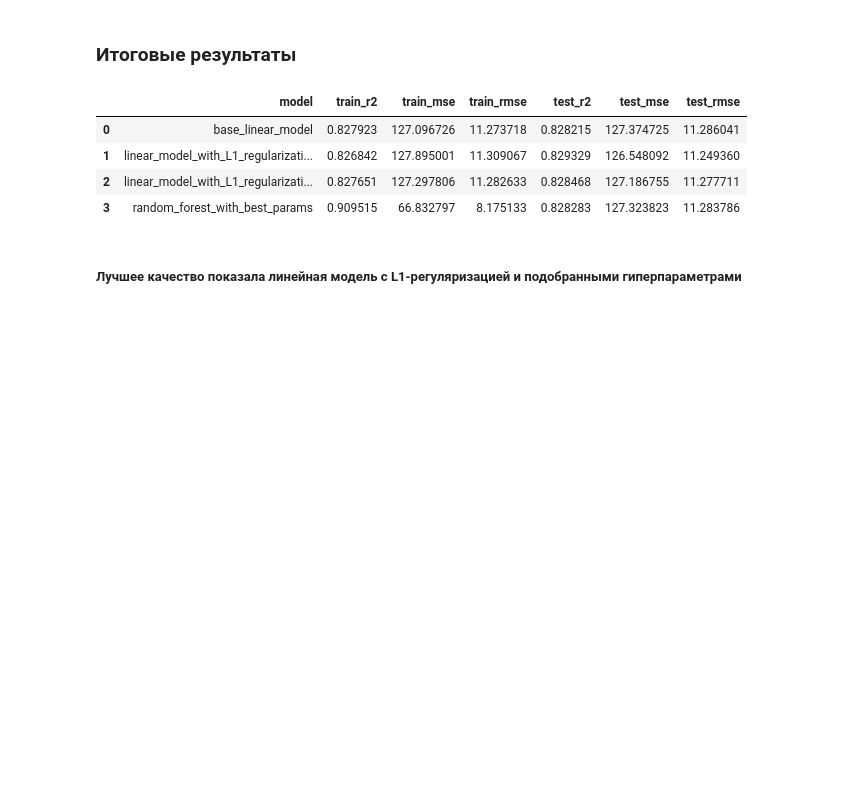
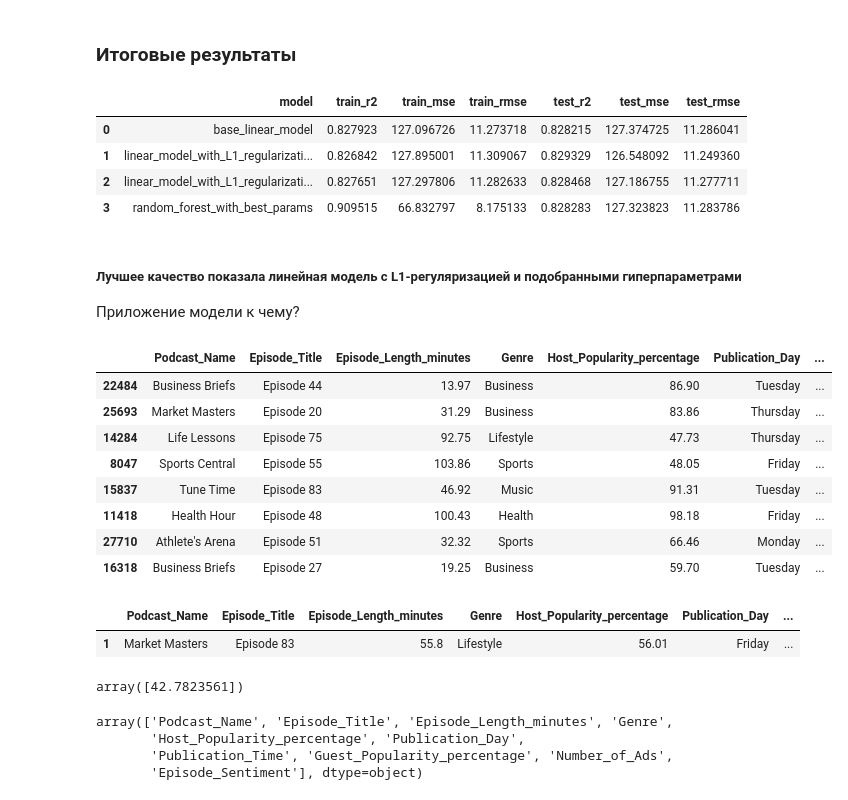
Before and after one commit to Poltava49/My_ML_practice, a Jupyter notebook: Linear_regression/choose_models.ipynb, the cells around one changed output. Saved outputs shown, nothing was run; the diff lists cells and outputs as text; code cells hidden in the pictures; blank space fills up the shorter version.

```diff
--- a/Linear_regression/choose_models.ipynb
+++ b/Linear_regression/choose_models.ipynb
@@ -323,3 +327,17 @@ df_results.head()
 | 3 | random_forest_with_best_params | 0.909515 | 66.832797 | 8.175133 | 0.828283 | 127.323823 | 11.283786 |
 # %% [markdown]
 ##### Лучшее качество показала линейная модель с L1-регуляризацией и подобранными гиперпараметрами
+
+Приложение модели к чему?
+# %%
+X_train.head(8)
+# %% [output]
+|  | Podcast_Name | Episode_Title | Episode_Length_minutes | Genre | Host_Popularity_percentage | Publication_Day | ... |
+| 22484 | Business Briefs | Episode 44 | 13.97 | Business | 86.90 | Tuesday | ... |
+| 25693 | Market Masters | Episode 20 | 31.29 | Business | 83.86 | Thursday | ... |
+| 14284 | Life Lessons | Episode 75 | 92.75 | Lifestyle | 47.73 | Thursday | ... |
+| 8047 | Sports Central | Episode 55 | 103.86 | Sports | 48.05 | Friday | ... |
+| 15837 | Tune Time | Episode 83 | 46.92 | Music | 91.31 | Tuesday | ... |
+| 11418 | Health Hour | Episode 48 | 100.43 | Health | 98.18 | Friday | ... |
+| 27710 | Athlete's Arena | Episode 51 | 32.32 | Sports | 66.46 | Monday | ... |
+| 16318 | Business Briefs | Episode 27 | 19.25 | Business | 59.70 | Tuesday | ... |
@@ -325,0 +359,16 @@ df_results.head()
+# %%
+df_tests
+# %% [output]
+|  | Podcast_Name | Episode_Title | Episode_Length_minutes | Genre | Host_Popularity_percentage | Publication_Day | ... |
+| 1 | Market Masters | Episode 83 | 55.8 | Lifestyle | 56.01 | Friday | ... |
+# %%
+tree_grid_search_.best_estimator_.predict(df_test)
+# %% [output]
+array([42.7823561])
+# %%
+tree_grid_search_.best_estimator_.feature_names_in_
+# %% [output]
+array(['Podcast_Name', 'Episode_Title', 'Episode_Length_minutes', 'Genre',
+       'Host_Popularity_percentage', 'Publication_Day',
+       'Publication_Time', 'Guest_Popularity_percentage', 'Number_of_Ads',
+       'Episode_Sentiment'], dtype=object)
```
Also changed, not shown: parts of 3 cells of this notebook, 2 other files.
